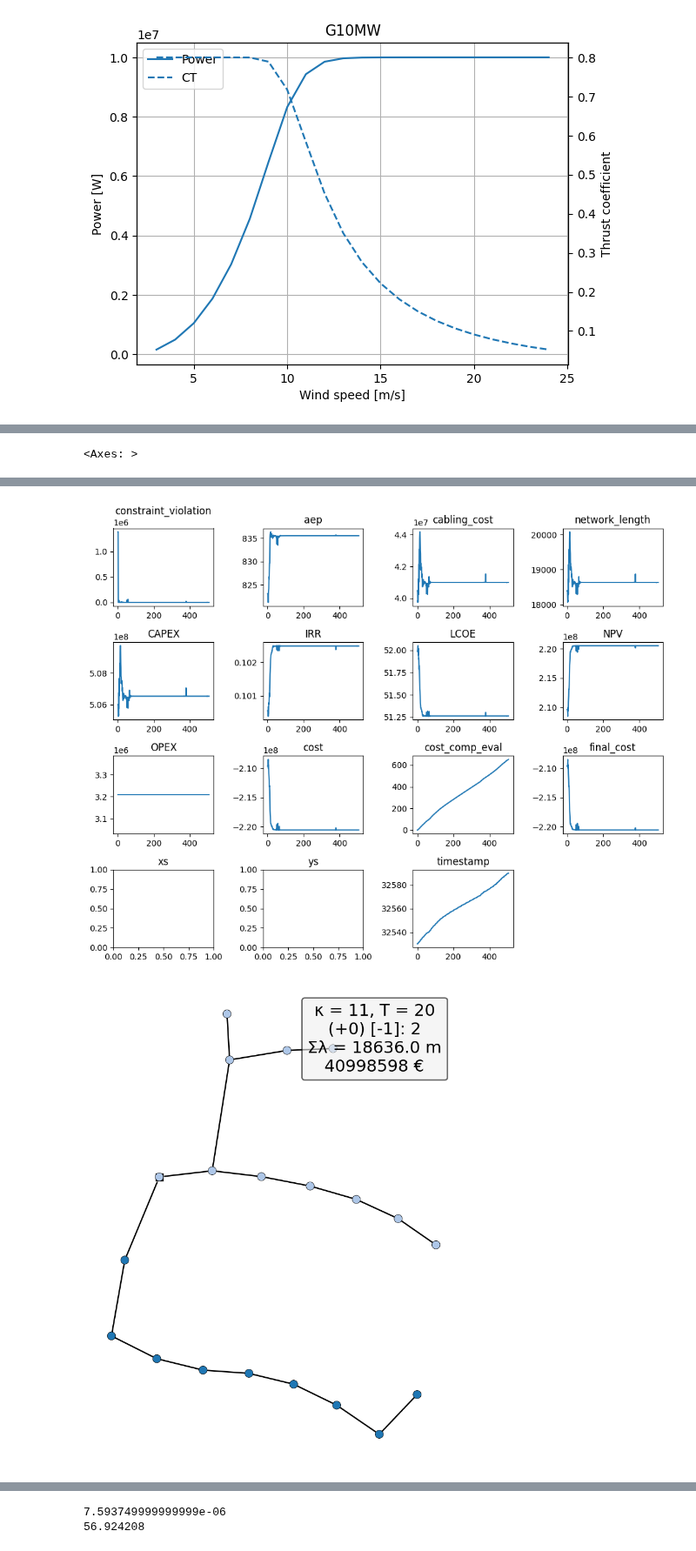
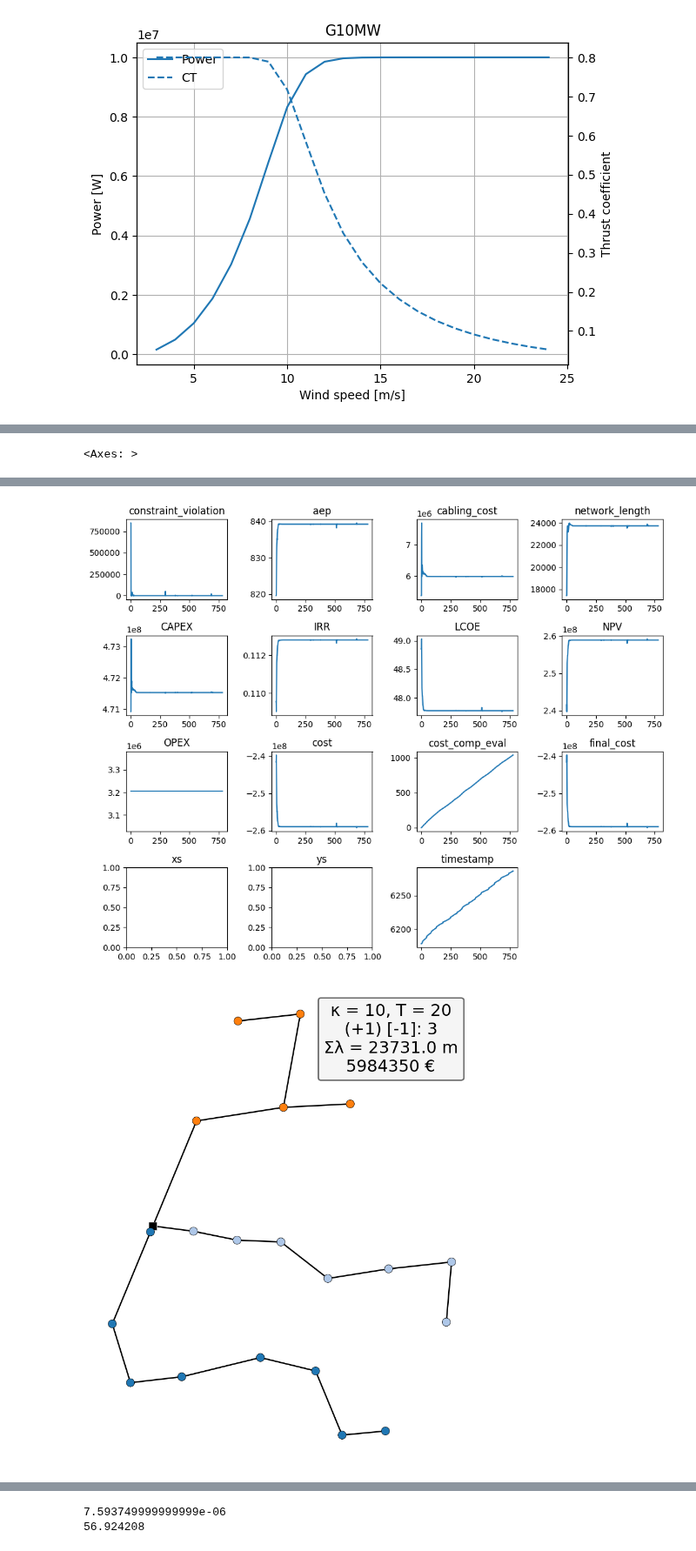
Before and after one commit to Xeidit/WindFarm2, a Jupyter notebook: WindFarmSimAndOptimisation.ipynb, the cells around one changed output, grey strips where cells are left out. Shown at 87% size. Saved outputs shown, nothing was run; the diff lists cells and outputs as text; code cells hidden in the pictures.

```diff
--- a/WindFarmSimAndOptimisation.ipynb
+++ b/WindFarmSimAndOptimisation.ipynb
@@ -11,7 +11,7 @@ from py_wake import NOJ
 #Define Situation
 
 shore_point_longLat = [(-2.190087, 56.976389)] #Shore point longatude, Latitude (Not used)
-num_turb_per_row = [8,7,4,1] # Number of turbines on each row
+num_turb_per_row = [8,7,3,2] # Number of turbines on each row
 
 wind_speed = 10
 wind_direction = 225
@@ -80,7 +80,7 @@ Power and Thrust coefficient (Ct) curves:
 #Define Turbine layout
 #Define Seperation between turbines
 dist_x = 4 * diameter
-dist_y = 8 * diameter
+dist_y = 7 * diameter
 
 #Make inital turbine layout
 wt_x = np.empty(0) # Pre allocate space
@@ -196,12 +196,39 @@ def d2m_lat(d):
 def d2m_lon(d, lat_deg):
     return d * (111000 * math.cos(math.radians(lat_deg)))
 
+#Array Voltage
+array_voltage = 66e3
+
+##Undersea cable calculations
+undersea_cables_from_sheet_area = [150,400,630,1000]
+undersea_cables_from_sheet_capacity = [375,590,715,825]
+
+
+
+
+#Modifier factors
+ground_temp = 1.07
+ground_resistivity = 1.14
+threeCore = 0.9
+
+undersea_cables_calc_capacity = np.array([])
+cables = []
+
+#Current per turbine
+current_per_turbine = (10e6) / (np.sqrt(3)*array_voltage)
+
+for c in range(len(undersea_cables_from_sheet_capacity)):
+    undersea_cables_calc_capacity = undersea_cables_from_sheet_capacity[c]*ground_temp*ground_resistivity*threeCore
+    new_item = (int(undersea_cables_calc_capacity // current_per_turbine), int(undersea_cables_from_sheet_area[c]*0.3476*4*0.75))
+    cables.append(new_item)
+
+# Cost model from https://docs.nrel.gov/docs/fy23osti/87184.pdf int(undersea_cables_from_sheet_area[c]*0.3476*4*0.75)
 
 # Inputs
 plot = True
 maxiter = 1000
 # Here you set up cables [<number of turbines can be connected>, <price in € per meter>]
-cables = np.array([(11, 2200)])
+cables = cables
 LIFETIME = 25  # years
 el_price = 71.91  # fixed ppa price Euro per MWh
 driver = EasyScipyOptimizeDriver(maxiter=maxiter)
@@ -258,7 +285,7 @@ turbines_pos=np.asarray([wt_x,wt_y]).T
 #Define Substation position
 
 #shore_point_longLat = [(-2.220078, 56.877168)] #Shore point longatude, Latitude
-shore_point_longLat = [(-2.0449120958316636, 56.84866851327252)] #collection point longatude, Latitude
+shore_point_longLat = [(-2.0515922374527653, 56.83987405630905)] #collection point longatude, Latitude
 
 shore_point_relative_long = shore_point_longLat[0][0] - boundry_longLat[0][0]
 shore_point_relative_lat = shore_point_longLat[0][1] - boundry_longLat[0][1]
@@ -445,5 +472,5 @@ could not plot ys
-[figure, old version]
+[figure, new version]
-[figure, old version]
+[figure, new version]
 # %%
 
 #Define Engineering windfarm model for new layout
```
Also changed, not shown: parts of 7 cells of this notebook, 5 other files.
